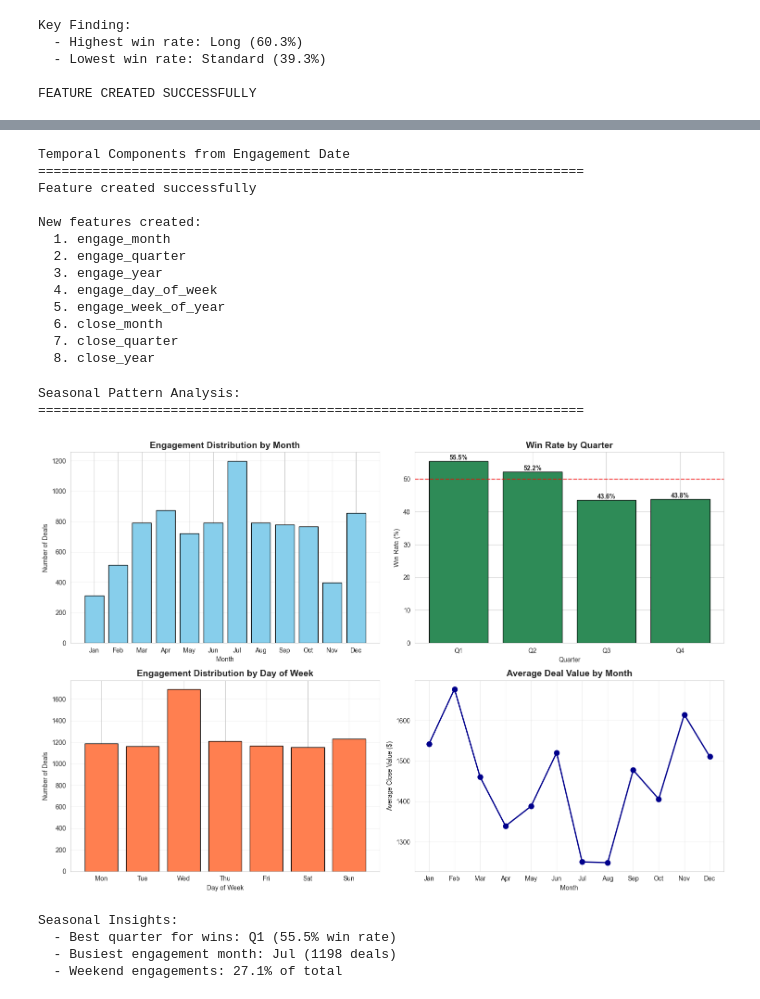
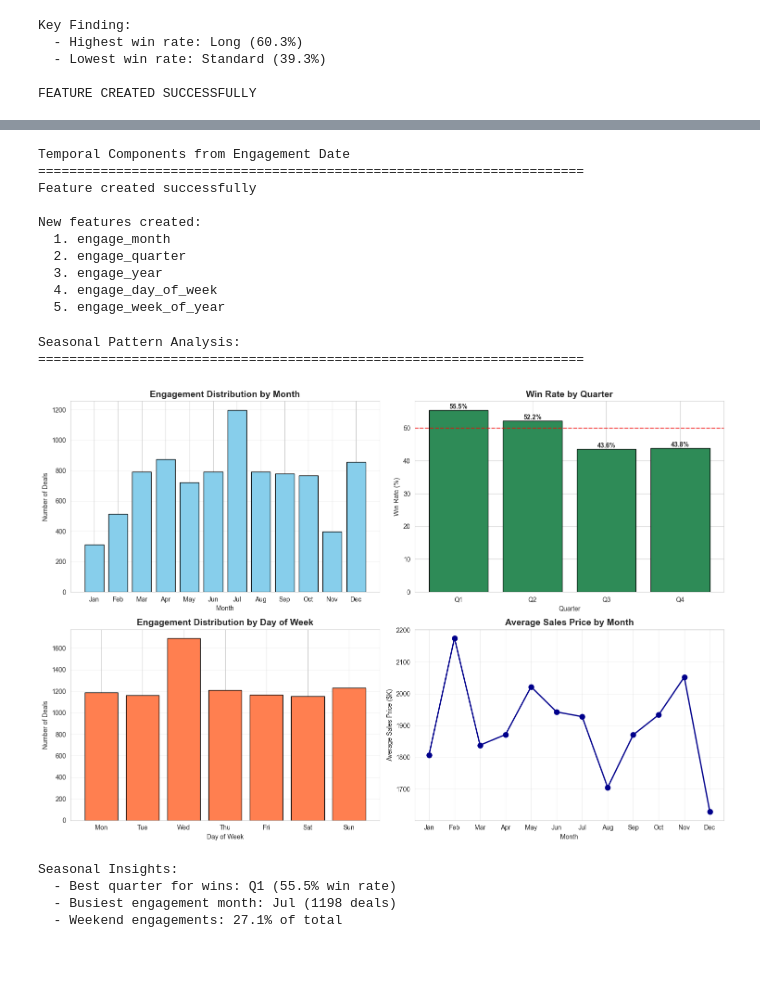
Before and after one commit to Pawan-Bhandari-1164198/1164198, a Jupyter notebook: assignment-3.ipynb, the cells around one changed output, grey strips where cells are left out. Cells and saved outputs as stored; diff of their text form; code cells hidden in the pictures; blank space fills up the shorter version.

```diff
--- a/assignment-3.ipynb
+++ b/assignment-3.ipynb
@@ -503,16 +500,11 @@ df['engage_year'] = df['engage_date'].dt.year
 df['engage_day_of_week'] = df['engage_date'].dt.dayofweek  # 0=Monday, 6=Sunday
 df['engage_week_of_year'] = df['engage_date'].dt.isocalendar().week
 
-# Extract date components from close_date
-df['close_month'] = df['close_date'].dt.month
-df['close_quarter'] = df['close_date'].dt.quarter
-df['close_year'] = df['close_date'].dt.year
-
 print("Feature created successfully")
 print(f"\nNew features created:")
 temporal_features = [
     'engage_month', 'engage_quarter', 'engage_year', 'engage_day_of_week',
-    'engage_week_of_year', 'close_month', 'close_quarter', 'close_year'
+    'engage_week_of_year'
 ]
 for i, feat in enumerate(temporal_features, 1):
     print(f"  {i}. {feat}")
@@ -527,9 +519,6 @@ New features created:
   3. engage_year
   4. engage_day_of_week
   5. engage_week_of_year
-  6. close_month
-  7. close_quarter
-  8. close_year
 # %%
 # Analyze seasonal patterns
 print("Seasonal Pattern Analysis:")
@@ -563,39 +552,39 @@ for i, v in enumerate(quarter_win_rate.values):
 # 3. Deals by Day of Week
 dow_counts = df['engage_day_of_week'].value_counts().sort_index()
 dow_names = ['Mon', 'Tue', 'Wed', 'Thu', 'Fri', 'Sat', 'Sun']
 axes[1, 0].bar(dow_names, dow_counts.values, color='coral', edgecolor='black')
 axes[1, 0].set_title('Engagement Distribution by Day of Week', fontsize=14, fontweight='bold')
 axes[1, 0].set_xlabel('Day of Week')
 axes[1, 0].set_ylabel('Number of Deals')
 axes[1, 0].grid(axis='y', alpha=0.3)
 
-# 4. Average Deal Value by Month
-month_avg_value = df.groupby('engage_month')['close_value'].mean()
-axes[1, 1].plot(month_names, month_avg_value.values, marker='o',
+# 4. Average Sales Price by Month
+month_avg_price = df.groupby('engage_month')['sales_price'].mean()
+axes[1, 1].plot(month_names, month_avg_price.values, marker='o',
                 linewidth=2, markersize=8, color='darkblue')
-axes[1, 1].set_title('Average Deal Value by Month', fontsize=14, fontweight='bold')
+axes[1, 1].set_title('Average Sales Price by Month', fontsize=14, fontweight='bold')
 axes[1, 1].set_xlabel('Month')
-axes[1, 1].set_ylabel('Average Close Value ($)')
+axes[1, 1].set_ylabel('Average Sales Price ($K)')
 axes[1, 1].grid(alpha=0.3)
 
 plt.tight_layout()
 plt.show()
 
 # Key insights
 print("\nSeasonal Insights:")
 best_quarter = quarter_win_rate.idxmax()
 print(f"  - Best quarter for wins: Q{best_quarter} ({quarter_win_rate.max():.1f}% win rate)")
 
 busiest_month = month_counts.idxmax()
 print(f"  - Busiest engagement month: {month_names[busiest_month-1]} ({month_counts.max()} deals)")
 
 weekend_deals = dow_counts.loc[5:].sum() if 5 in dow_counts.index or 6 in dow_counts.index else 0
 weekend_pct = (weekend_deals / dow_counts.sum()) * 100
 print(f"  - Weekend engagements: {weekend_pct:.1f}% of total")
 # %% [output]
 Seasonal Pattern Analysis:
 ======================================================================
-[figure, old version]
+[figure, new version]
 Seasonal Insights:
   - Best quarter for wins: Q1 (55.5% win rate)
   - Busiest engagement month: Jul (1198 deals)
```
Also changed, not shown: parts of 14 cells of this notebook.
